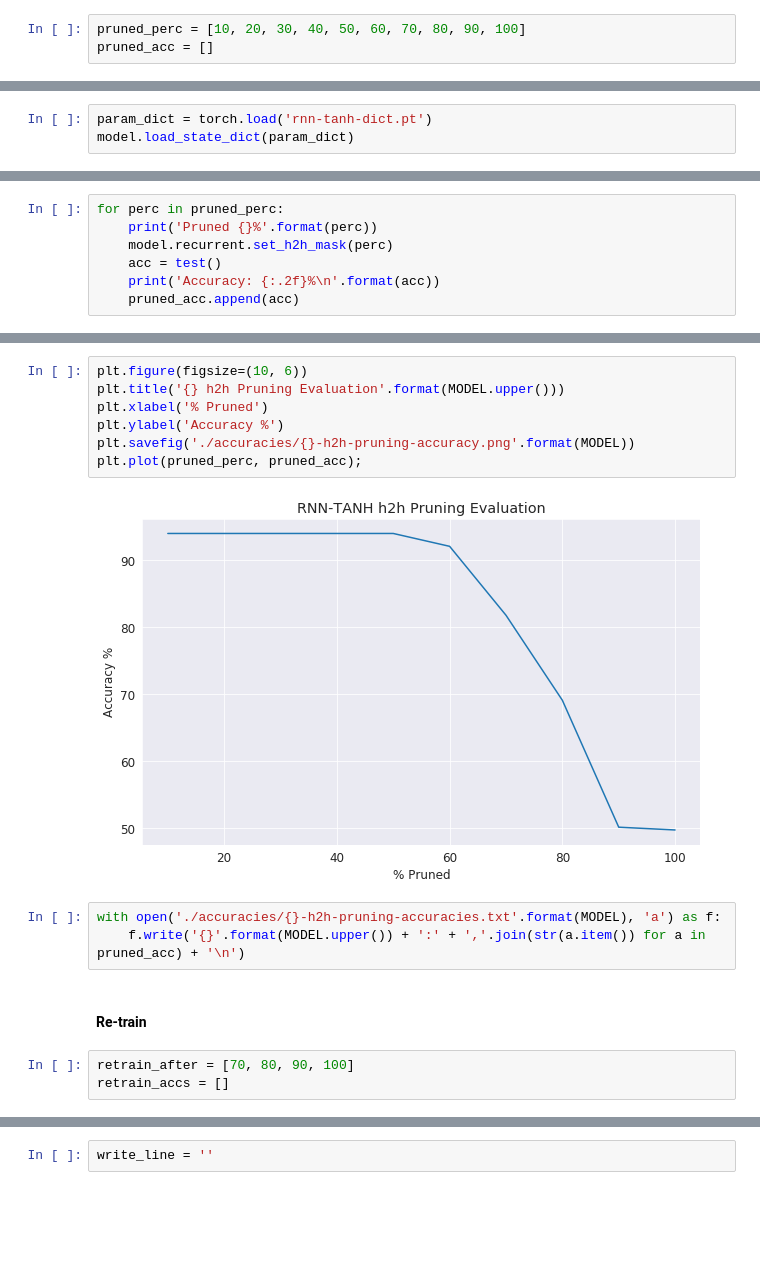
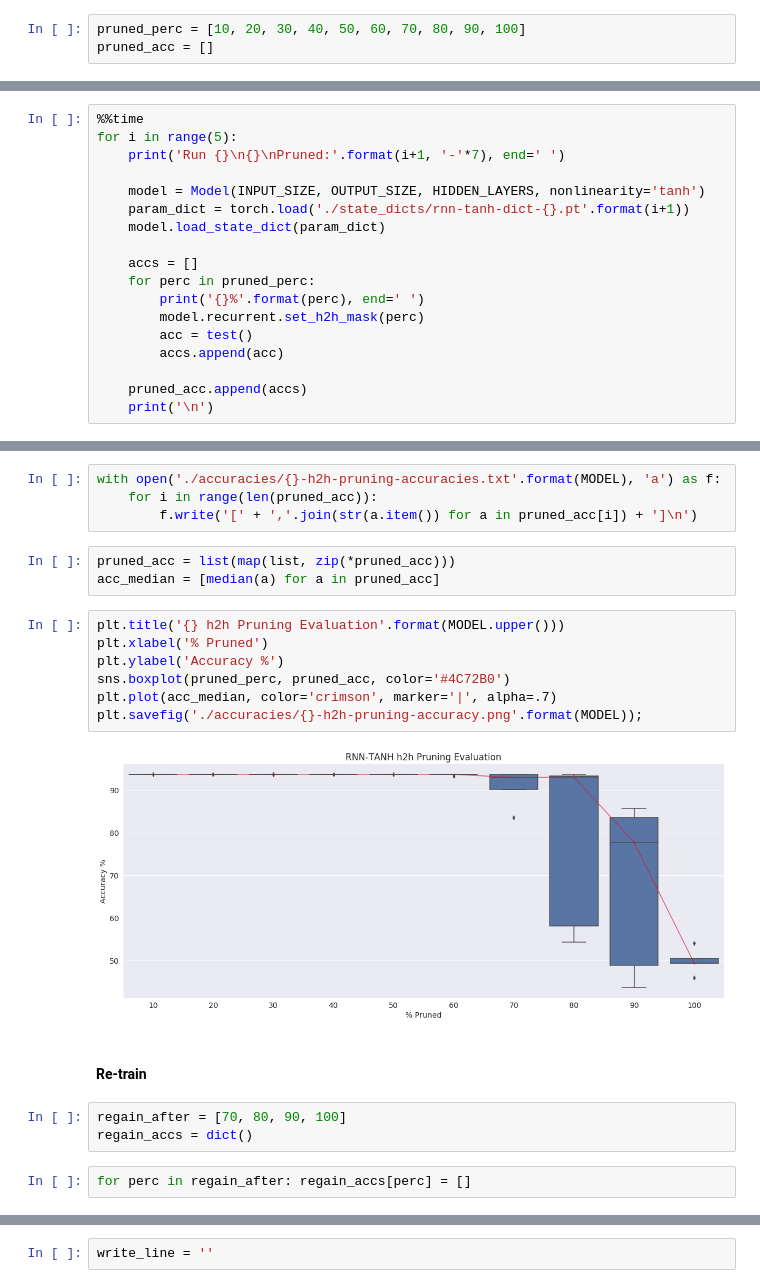
Before and after one commit to harshildarji/thesis, a Jupyter notebook: Implementations/notebooks/tanh/pruning_h2h_rnn_tanh.ipynb, the cells around one changed output, grey strips where cells are left out. Drawn from its saved outputs; the diff is of its cells as text; blank space fills up the shorter version.

Commit message:
tanh - i2h, h2h prune, multi runs

```diff
--- a/Implementations/notebooks/tanh/pruning_h2h_rnn_tanh.ipynb
+++ b/Implementations/notebooks/tanh/pruning_h2h_rnn_tanh.ipynb
@@ -153,3 +114,0 @@ model = Model(INPUT_SIZE, OUTPUT_SIZE, HIDDEN_LAYERS, nonlinearity='tanh')
-# %%
-param_dict = torch.load('rnn-tanh-dict.pt')
-model.load_state_dict(param_dict)
@@ -158,7 +114,0 @@ model.load_state_dict(param_dict)
-# %%
-for perc in pruned_perc:
-    print('Pruned {}%'.format(perc))
-    model.recurrent.set_h2h_mask(perc)
-    acc = test()
-    print('Accuracy: {:.2f}%\n'.format(acc))
-    pruned_acc.append(acc)
@@ -182,0 +115,18 @@ Accuracy: 49.71%
+# %%
+%%time
+for i in range(5):
+    print('Run {}\n{}\nPruned:'.format(i+1, '-'*7), end=' ')
+
+    model = Model(INPUT_SIZE, OUTPUT_SIZE, HIDDEN_LAYERS, nonlinearity='tanh')
+    param_dict = torch.load('./state_dicts/rnn-tanh-dict-{}.pt'.format(i+1))
+    model.load_state_dict(param_dict)
+
+    accs = []
+    for perc in pruned_perc:
+        print('{}%'.format(perc), end=' ')
+        model.recurrent.set_h2h_mask(perc)
+        acc = test()
+        accs.append(acc)
+
+    pruned_acc.append(accs)
+    print('\n')
@@ -183,19 +151,25 @@ Accuracy: 49.71%
+# %%
+with open('./accuracies/{}-h2h-pruning-accuracies.txt'.format(MODEL), 'a') as f:
+    for i in range(len(pruned_acc)):
+        f.write('[' + ','.join(str(a.item()) for a in pruned_acc[i]) + ']\n')
+# %%
+pruned_acc = list(map(list, zip(*pruned_acc)))
+acc_median = [median(a) for a in pruned_acc]
 # %%
-plt.figure(figsize=(10, 6))
 plt.title('{} h2h Pruning Evaluation'.format(MODEL.upper()))
 plt.xlabel('% Pruned')
 plt.ylabel('Accuracy %')
-plt.savefig('./accuracies/{}-h2h-pruning-accuracy.png'.format(MODEL))
-plt.plot(pruned_perc, pruned_acc);
+sns.boxplot(pruned_perc, pruned_acc, color='#4C72B0')
+plt.plot(acc_median, color='crimson', marker='|', alpha=.7)
+plt.savefig('./accuracies/{}-h2h-pruning-accuracy.png'.format(MODEL));
 # %% [output]
-[figure, old version]
+[figure, new version]
-# %%
-with open('./accuracies/{}-h2h-pruning-accuracies.txt'.format(MODEL), 'a') as f:
-    f.write('{}'.format(MODEL.upper()) + ':' + ','.join(str(a.item()) for a in pruned_acc) + '\n')
 # %% [markdown]
 #### Re-train
 # %%
-retrain_after = [70, 80, 90, 100]
-retrain_accs = []
+regain_after = [70, 80, 90, 100]
+regain_accs = dict()
+# %%
+for perc in regain_after: regain_accs[perc] = []
 # %%
 %%time
```
Also changed, not shown: parts of 24 cells of this notebook, 9 other files.
